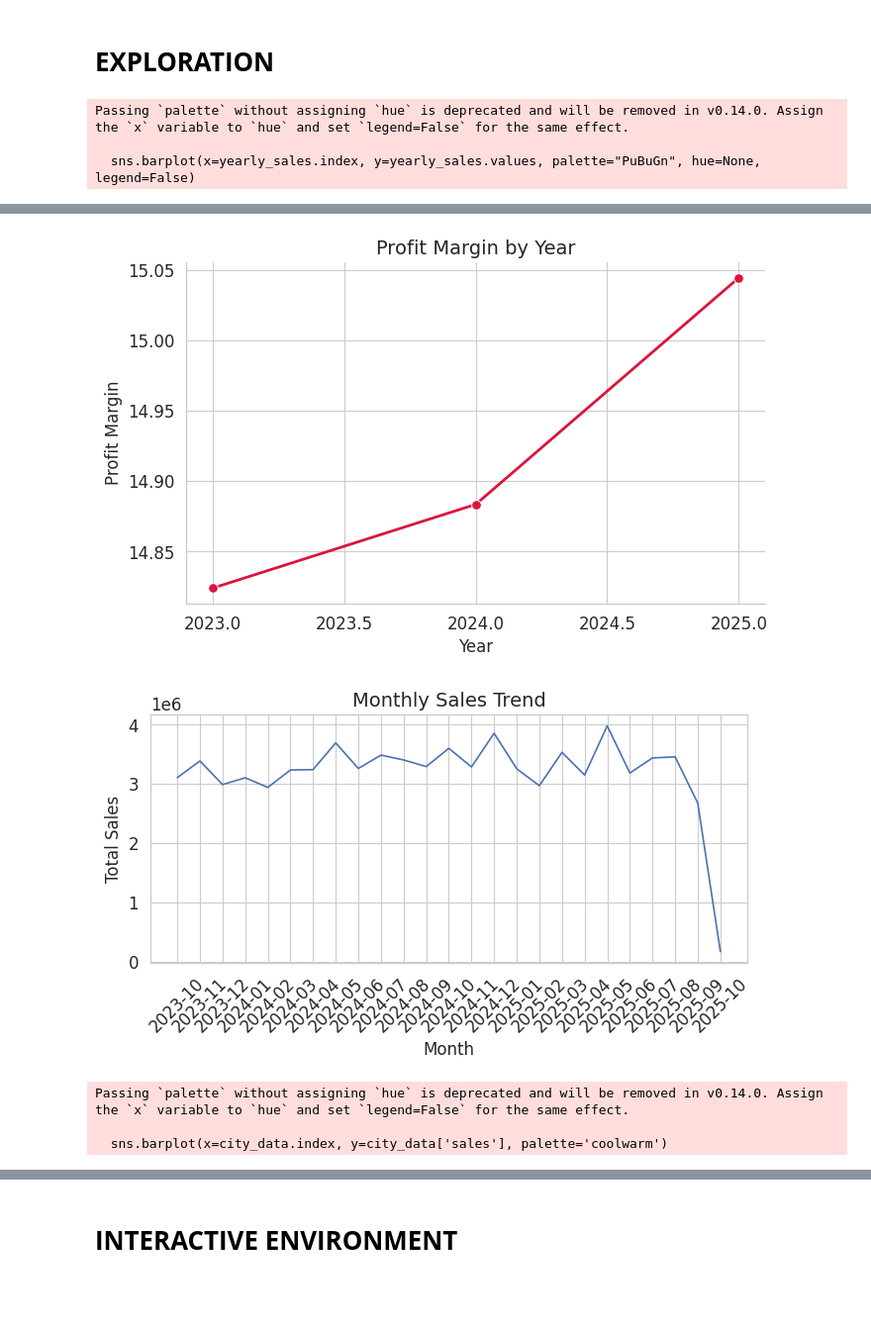
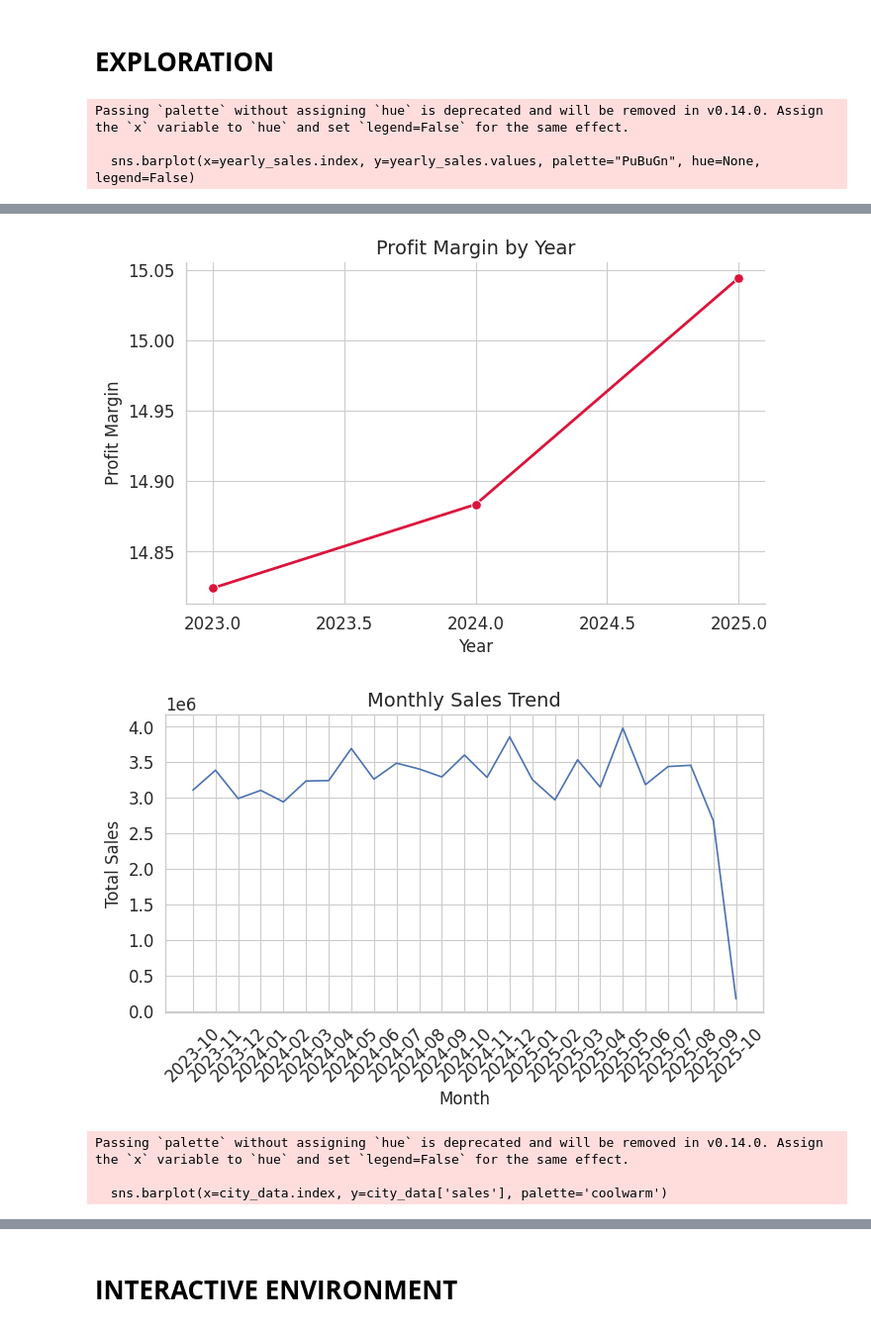
Before and after one commit to ayushinto-space/Performance-Metrics-and-Sales-Analysis-Using-Python, a Jupyter notebook: project.ipynb, the cells around one changed output, grey strips where cells are left out. Shown at 99% size. Drawn from its saved outputs; the diff is of its cells as text; code cells hidden in the pictures; blank space fills up the shorter version.

```diff
--- a/project.ipynb
+++ b/project.ipynb
@@ -178,7 +178,7 @@ def plot_profit_margin_by_year(df_clean):
 
 def plot_sales_by_month(df_clean):
     monthly = sales_by_month(df_clean)
-    plt.figure(figsize=(7,4))
+    plt.figure(figsize=(7,4.5))
     plt.plot(monthly.index.astype(str), monthly.values)
     plt.xticks(rotation=45)
     plt.title("Monthly Sales Trend")
@@ -186,34 +186,34 @@ def plot_sales_by_month(df_clean):
     plt.ylabel("Total Sales")
     plt.tight_layout()
     fig = plt.gcf()
     plt.show()
     plt.close(fig)
 
 def plot_top_cities(df):
     city_data = top_cities(df)
     plt.figure(figsize=(10,5))
     sns.barplot(x=city_data.index, y=city_data['sales'], palette='coolwarm')
     plt.xticks(rotation=45, ha='right')
     plt.title(f"Top 10 Cities by Sales")
     plt.xlabel("City")
     plt.ylabel("Sales")
     plt.tight_layout()
     fig = plt.gcf()
     plt.show()
     plt.close(fig)
 
 # calling all plot functions
 plot_sales_by_year(df_clean,)
 plot_profit_margin_by_year(df_clean)
 plot_sales_by_month(df_clean)
 plot_top_cities(df_clean)
 # %% [output]
 Passing `palette` without assigning `hue` is deprecated and will be removed in v0.14.0. Assign the `x` variable to `hue` and set `legend=False` for the same effect.
 
   sns.barplot(x=yearly_sales.index, y=yearly_sales.values, palette="PuBuGn", hue=None, legend=False)
 [figure]
 [figure]
-[figure, old version]
+[figure, new version]
 Passing `palette` without assigning `hue` is deprecated and will be removed in v0.14.0. Assign the `x` variable to `hue` and set `legend=False` for the same effect.
 
   sns.barplot(x=city_data.index, y=city_data['sales'], palette='coolwarm')
```
Also changed, not shown: parts of 1 cell of this notebook.
